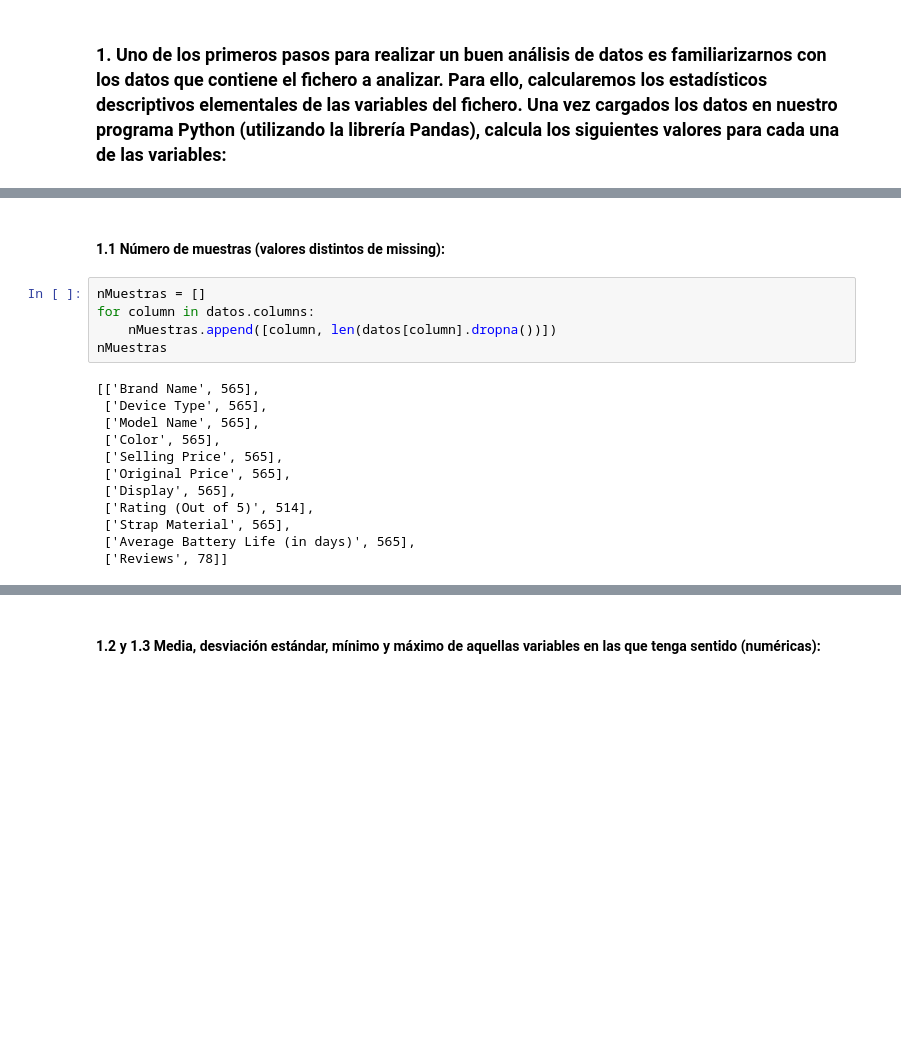
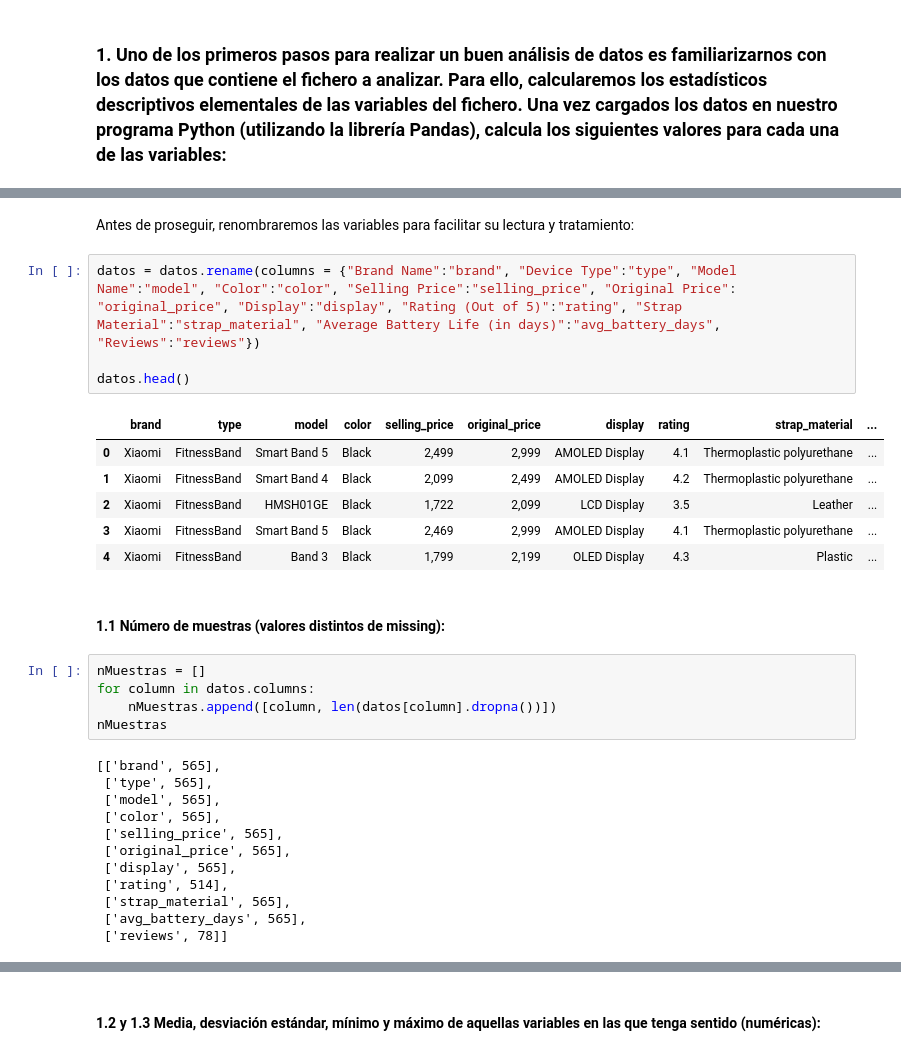
Before and after one commit to afercaceres/Fitness_Trackers, a Jupyter notebook: practica_python.ipynb, the cells around one changed output, grey strips where cells are left out. Saved outputs shown, nothing was run; the diff lists cells and outputs as text; blank space fills up the shorter version.

```diff
--- a/practica_python.ipynb
+++ b/practica_python.ipynb
@@ -23,3 +28,16 @@ datos.head()
+# %% [markdown]
+Antes de proseguir, renombraremos las variables para facilitar su lectura y tratamiento:
+# %%
+datos = datos.rename(columns = {"Brand Name":"brand", "Device Type":"type", "Model Name":"model", "Color":"color", "Selling Price":"selling_price", "Original Price": "original_price", "Display":"display", "Rating (Out of 5)":"rating", "Strap Material":"strap_material", "Average Battery Life (in days)":"avg_battery_days", "Reviews":"reviews"})
+
+datos.head()
+# %% [output]
+|  | brand | type | model | color | selling_price | original_price | display | rating | strap_material | ... |
+| 0 | Xiaomi | FitnessBand | Smart Band 5 | Black | 2,499 | 2,999 | AMOLED Display | 4.1 | Thermoplastic polyurethane | ... |
+| 1 | Xiaomi | FitnessBand | Smart Band 4 | Black | 2,099 | 2,499 | AMOLED Display | 4.2 | Thermoplastic polyurethane | ... |
+| 2 | Xiaomi | FitnessBand | HMSH01GE | Black | 1,722 | 2,099 | LCD Display | 3.5 | Leather | ... |
+| 3 | Xiaomi | FitnessBand | Smart Band 5 | Black | 2,469 | 2,999 | AMOLED Display | 4.1 | Thermoplastic polyurethane | ... |
+| 4 | Xiaomi | FitnessBand | Band 3 | Black | 1,799 | 2,199 | OLED Display | 4.3 | Plastic | ... |
 # %% [markdown]
 #### 1.1 Número de muestras (valores distintos de missing):
 # %%
@@ -28,14 +46,14 @@ for column in datos.columns:
     nMuestras.append([column, len(datos[column].dropna())])
 nMuestras
 # %% [output]
-[['Brand Name', 565],
- ['Device Type', 565],
- ['Model Name', 565],
- ['Color', 565],
- ['Selling Price', 565],
- ['Original Price', 565],
- ['Display', 565],
- ['Rating (Out of 5)', 514],
- ['Strap Material', 565],
- ['Average Battery Life (in days)', 565],
- ['Reviews', 78]]
+[['brand', 565],
+ ['type', 565],
+ ['model', 565],
+ ['color', 565],
+ ['selling_price', 565],
+ ['original_price', 565],
+ ['display', 565],
+ ['rating', 514],
+ ['strap_material', 565],
+ ['avg_battery_days', 565],
+ ['reviews', 78]]
```
Also changed, not shown: parts of 99 cells of this notebook.
